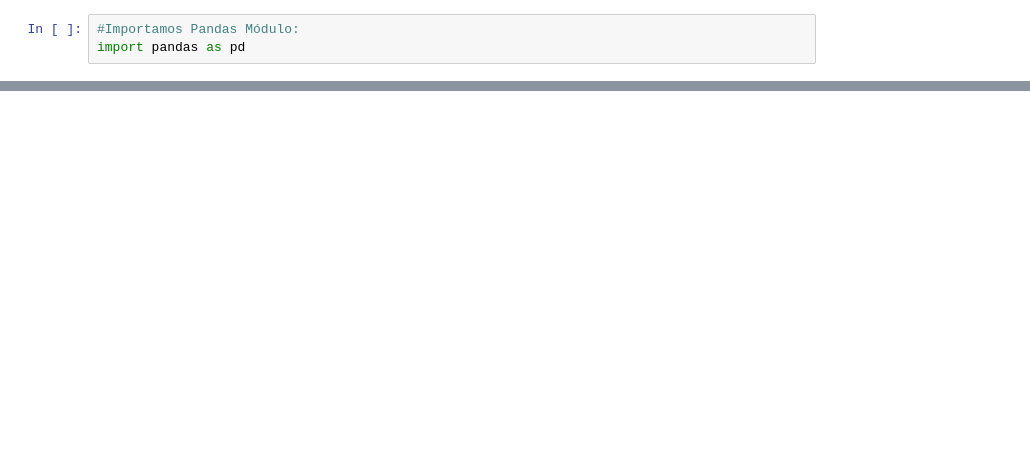
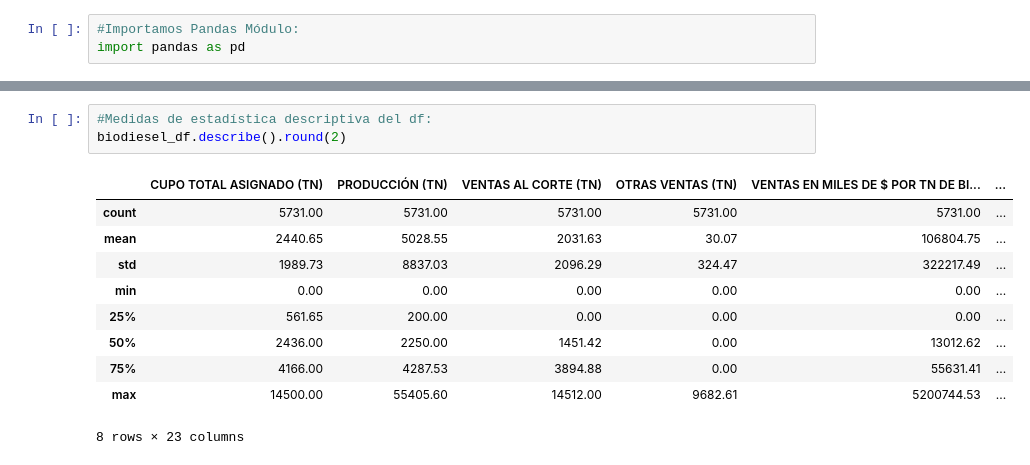
Before and after one commit to ejr271292/Proyecto, a Jupyter notebook: ProyectoDS.ipynb, the cells around one changed output, grey strips where cells are left out. Drawn from its saved outputs; the diff is of its cells as text; blank space fills up the shorter version.

```diff
--- a/ProyectoDS.ipynb
+++ b/ProyectoDS.ipynb
@@ -201,0 +223,14 @@ En la función "describe" podemos encontrar otras medidas de estadística descri
+# %%
+#Medidas de estadística descriptiva del df:
+biodiesel_df.describe().round(2)
+# %% [output]
+|  | CUPO TOTAL ASIGNADO (TN) | PRODUCCIÓN (TN) | VENTAS AL CORTE (TN) | OTRAS VENTAS (TN) | VENTAS EN MILES DE $ POR TN DE BI... | ... |
+| count | 5731.00 | 5731.00 | 5731.00 | 5731.00 | 5731.00 | ... |
+| mean | 2440.65 | 5028.55 | 2031.63 | 30.07 | 106804.75 | ... |
+| std | 1989.73 | 8837.03 | 2096.29 | 324.47 | 322217.49 | ... |
+| min | 0.00 | 0.00 | 0.00 | 0.00 | 0.00 | ... |
+| 25% | 561.65 | 200.00 | 0.00 | 0.00 | 0.00 | ... |
+| 50% | 2436.00 | 2250.00 | 1451.42 | 0.00 | 13012.62 | ... |
+| 75% | 4166.00 | 4287.53 | 3894.88 | 0.00 | 55631.41 | ... |
+| max | 14500.00 | 55405.60 | 14512.00 | 9682.61 | 5200744.53 | ... |
+8 rows × 23 columns
```
Also changed, not shown: parts of 39 cells of this notebook.
